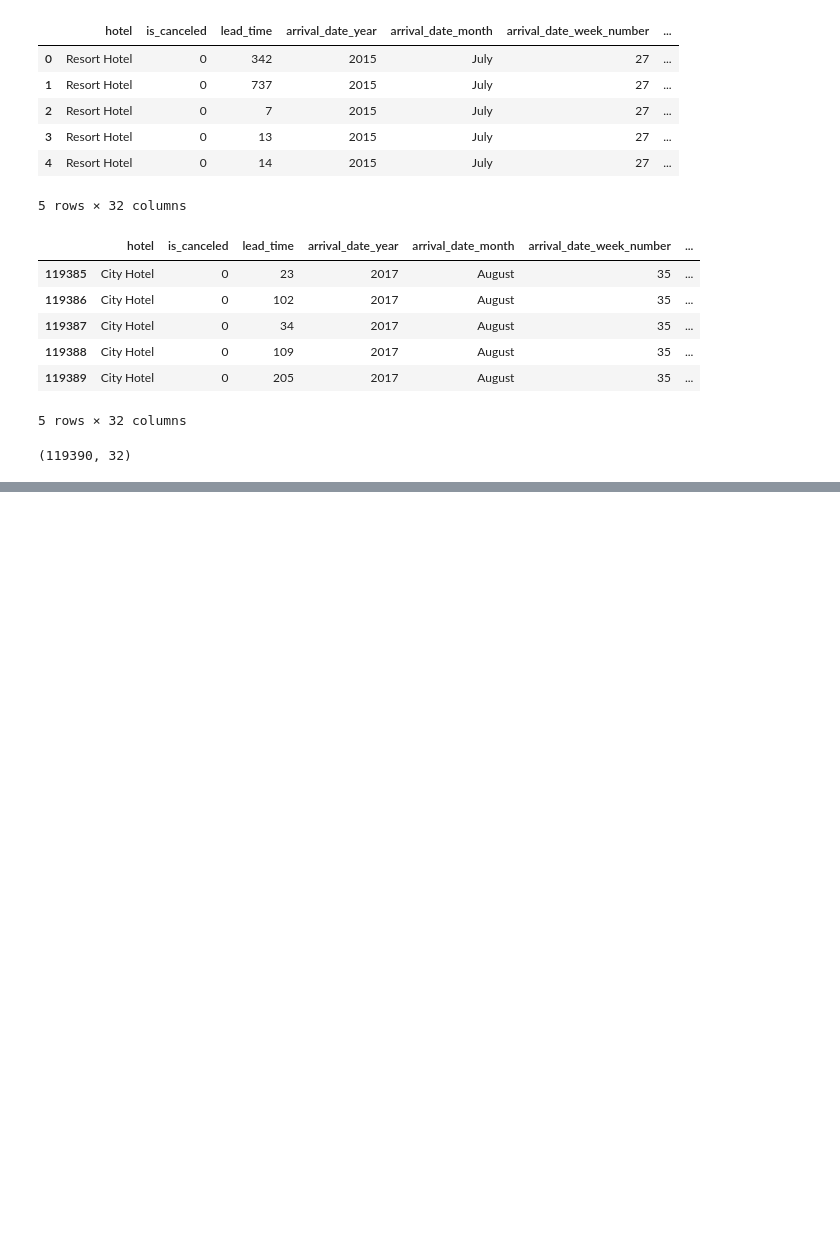
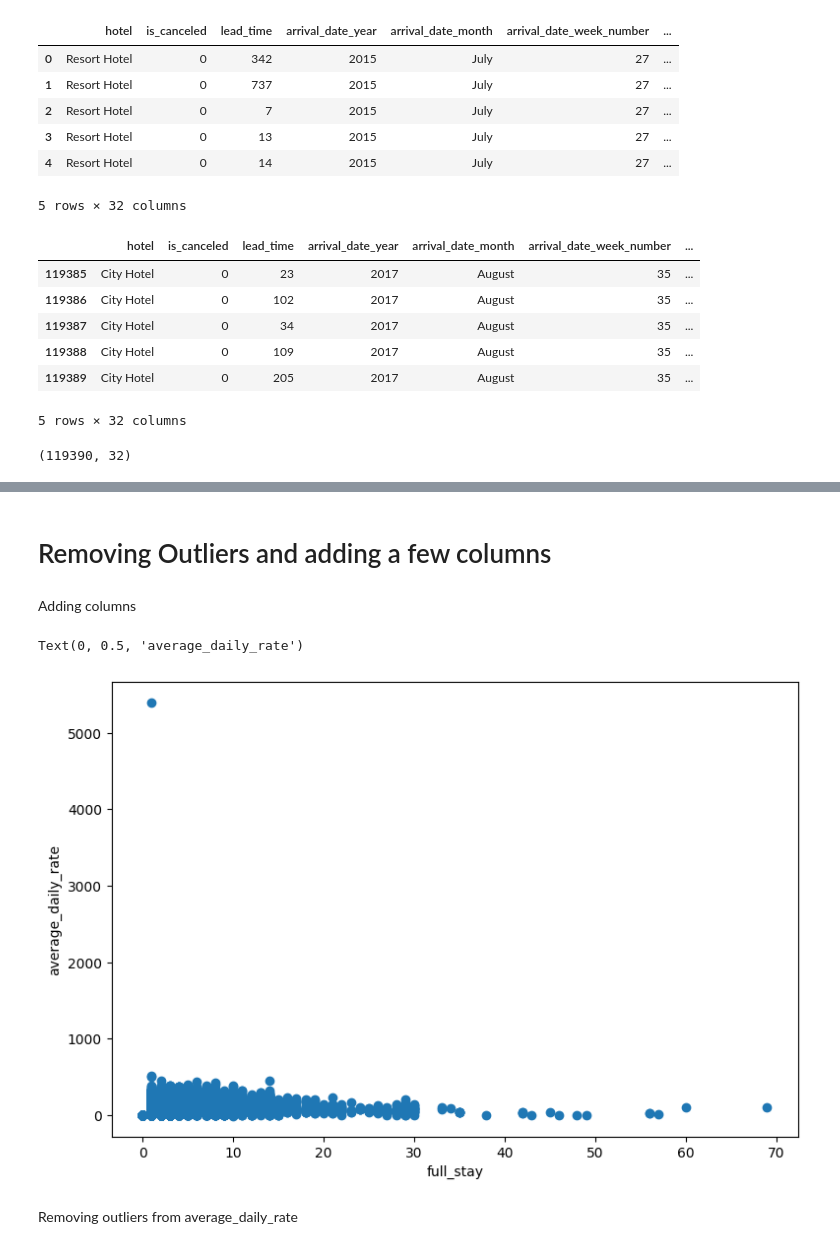
Before and after one commit to vishant750/hotelbookinganalysis, a Jupyter notebook: EDA_Hotel_Analysis.ipynb, the cells around one changed output, grey strips where cells are left out. Cells and saved outputs as stored; diff of their text form; code cells hidden in the pictures; blank space fills up the shorter version.

```diff
--- a/EDA_Hotel_Analysis.ipynb
+++ b/EDA_Hotel_Analysis.ipynb
@@ -75,0 +117,3 @@ hotel_data.shape #Shape of the dataset i.e, the number of rows and columns in th
+# %%
+#Renaming adr to average daily rate for convince
+hotel_df.rename(columns={'adr':'average_daily_rate'},inplace =True)
@@ -75,0 +148,5 @@ hotel_data.shape #Shape of the dataset i.e, the number of rows and columns in th
+# %%
+hotel_df['children'].fillna(hotel_df['children'].mean(),inplace=True)#Replacing the null values with the mean
+hotel_df['agent'].fillna(0,inplace=True)#Replacing the null values with the 0
+hotel_df['country'].fillna('others',inplace=True)#Replacing the null values with others
+hotel_df['company'].fillna(0,inplace=True)#Replacing the null values with 0
@@ -75,0 +171,2 @@ hotel_data.shape #Shape of the dataset i.e, the number of rows and columns in th
+# %%
+hotel_df.drop_duplicates(inplace=True)
@@ -75,0 +207,18 @@ hotel_data.shape #Shape of the dataset i.e, the number of rows and columns in th
+# %% [markdown]
+# Removing Outliers and adding a few columns
+# %% [markdown]
+Adding columns
+# %%
+hotel_df['kids'] = hotel_df.children + hotel_df.babies
+hotel_df['full_stay'] = hotel_df.stays_in_weekend_nights + hotel_df.stays_in_week_nights
+# %%
+#Checking for outliers in Average_daily_rate
+plt.figure(figsize=(9,6))
+plt.scatter(hotel_df['full_stay'],hotel_df['average_daily_rate'])
+plt.xlabel('full_stay')
+plt.ylabel('average_daily_rate')
+# %% [output]
+Text(0, 0.5, 'average_daily_rate')
+[figure, added]
+# %% [markdown]
+Removing outliers from average_daily_rate
```
Also changed, not shown: parts of 16 cells of this notebook.
